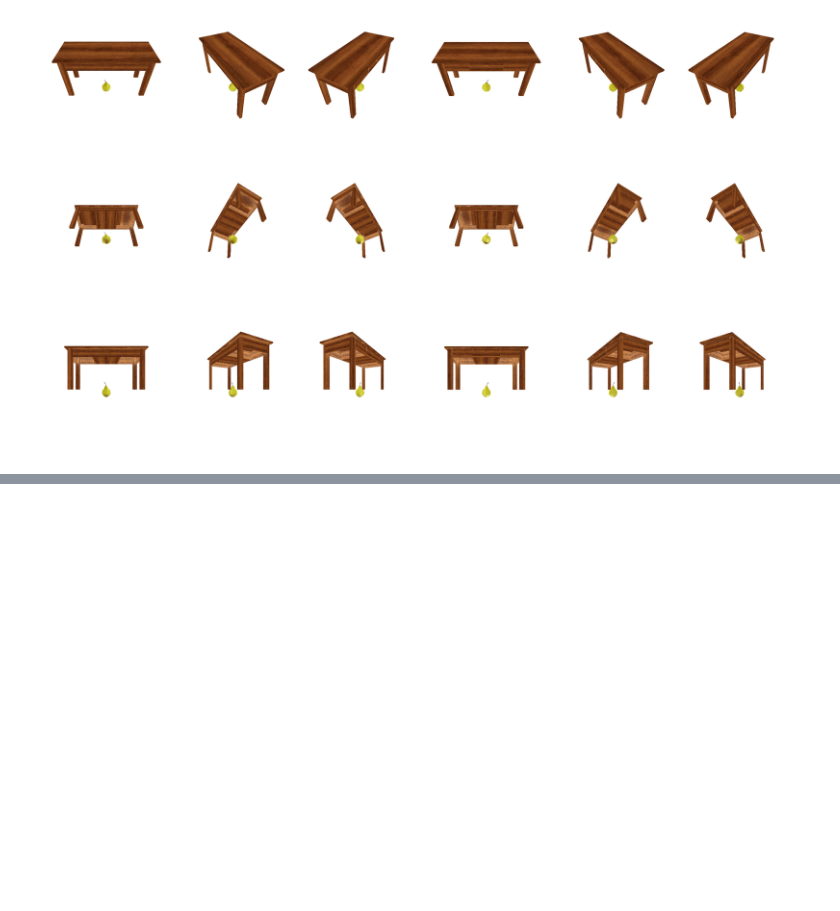
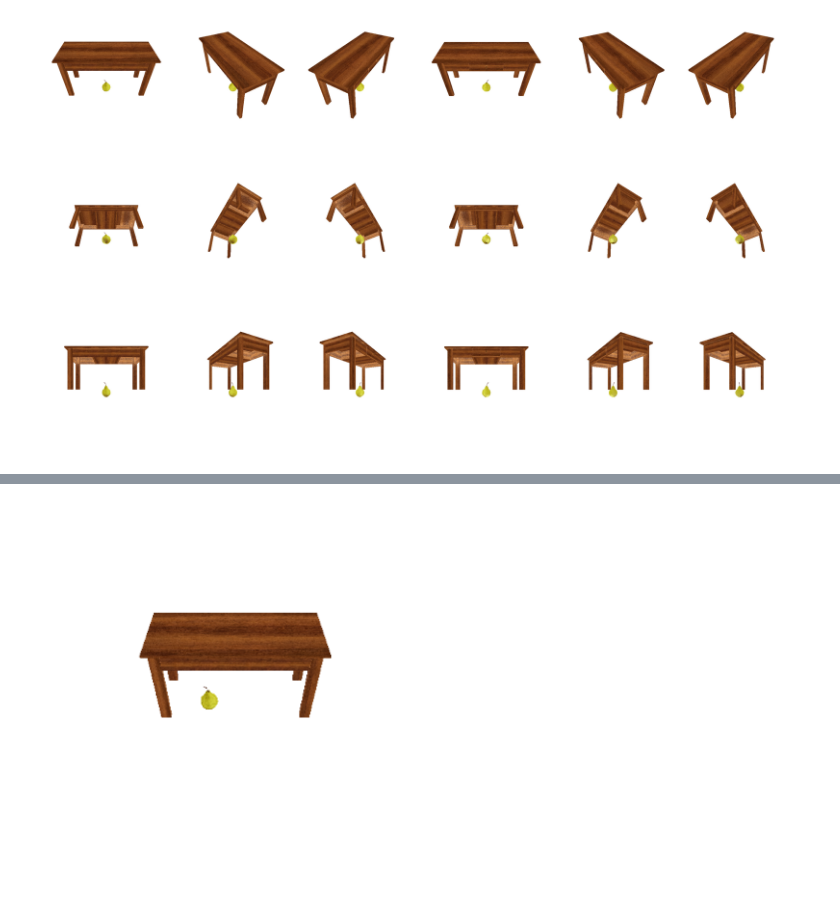
Before and after one commit to rosshalpin/clip-guided-scene-arrangement, a Jupyter notebook: DissertationProject_v0_0.ipynb, the cells around one changed output, grey strips where cells are left out. Saved outputs shown, nothing was run; the diff lists cells and outputs as text; code cells hidden in the pictures; blank space fills up the shorter version.

```diff
--- a/DissertationProject_v0_0.ipynb
+++ b/DissertationProject_v0_0.ipynb
@@ -314,3 +384,16 @@ image_grid(images, rows=3, cols=num_cameras, rgb=True)
+# %%
+fruit_object.translate([0.1,0.0,0.0])
+
+scene.scene = [table_mesh, fruit_object.mesh]
+
+image_b = scene.render()
+# %%
+plt.figure(figsize=(7, 7))
+plt.imshow(image_b[0, ..., :3])
+plt.grid("off");
+plt.axis("off");
+# %% [output]
+[figure, added]
 # %%
 from tensorforce.environments import Environment
 
```
Also changed, not shown: parts of 10 cells of this notebook.
